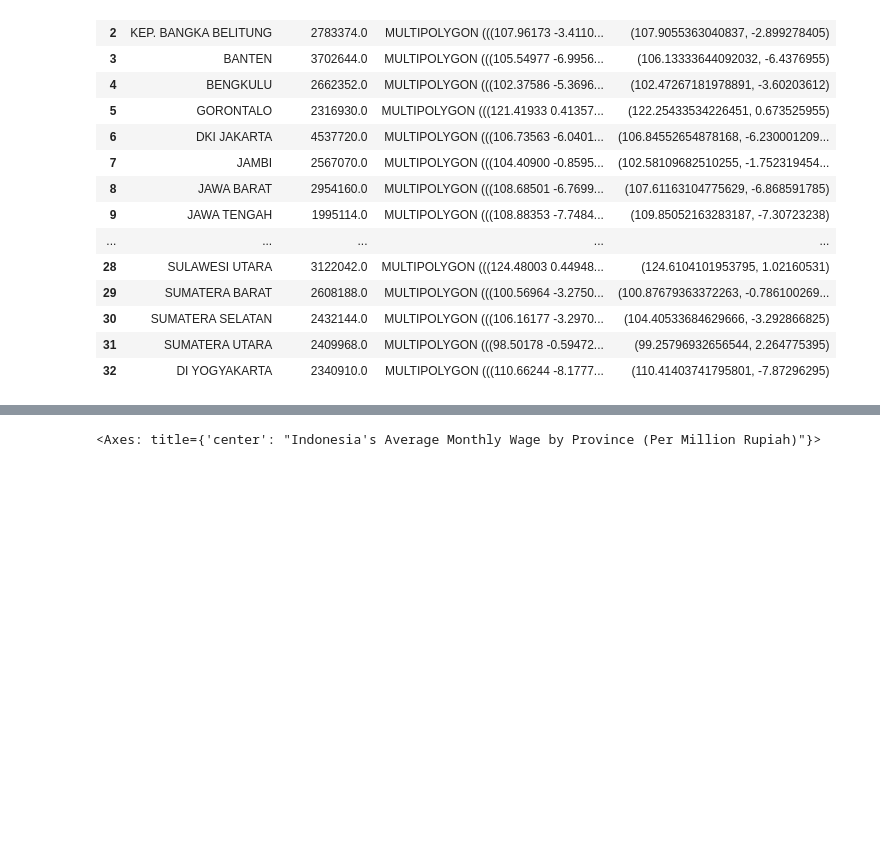
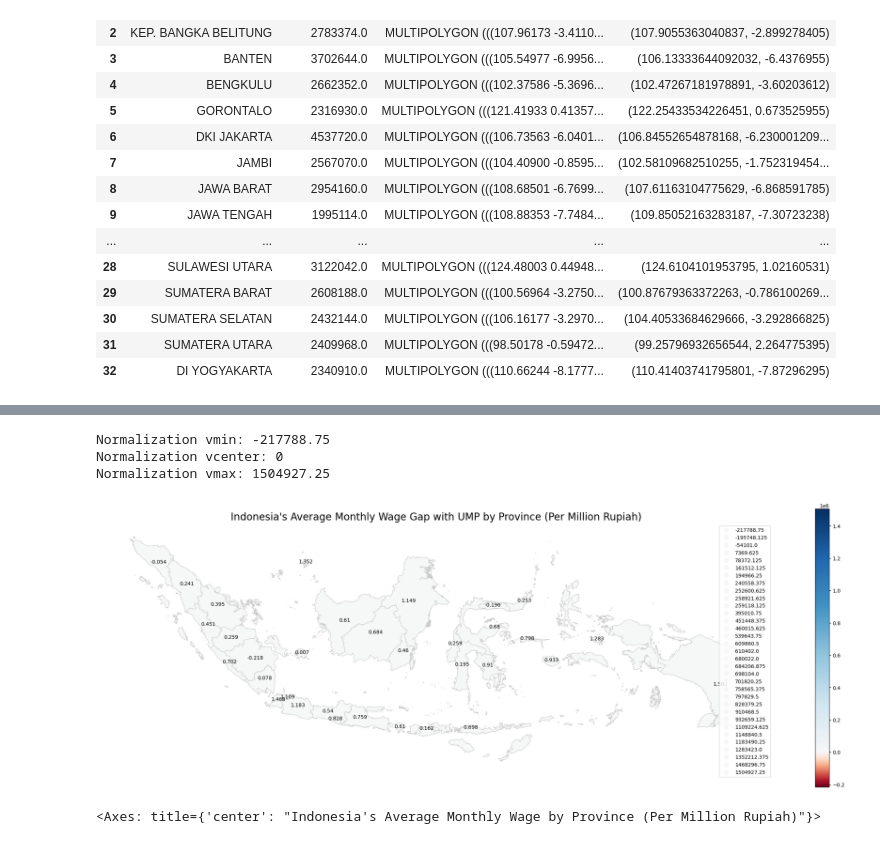
Before and after one commit to owencwijaya/tubes-01-visdat, a Jupyter notebook: dataset-kesejahteraan.ipynb, the cells around one changed output, grey strips where cells are left out. Saved outputs shown, nothing was run; the diff lists cells and outputs as text; code cells hidden in the pictures; blank space fills up the shorter version.

```diff
--- a/dataset-kesejahteraan.ipynb
+++ b/dataset-kesejahteraan.ipynb
@@ -512,3 +515,15 @@ upah_daerah_merged
 | 30 | SUMATERA SELATAN | 2432144.0 | MULTIPOLYGON (((106.16177 -3.2970... | (104.40533684629666, -3.292866825) |
 | 31 | SUMATERA UTARA | 2409968.0 | MULTIPOLYGON (((98.50178 -0.59472... | (99.25796932656544, 2.264775395) |
 | 32 | DI YOGYAKARTA | 2340910.0 | MULTIPOLYGON (((110.66244 -8.1777... | (110.41403741795801, -7.87296295) |
+# %%
+# choropleth map with gap upah ump
+
+from matplotlib.colors import TwoSlopeNorm
+
+
+upah_daerah_gap = upah_df.groupby(['provinsi'])['gap_upah_ump'].mean().round(0).reset_index()
+
+upah_daerah_merged_gap = pd.merge(df_geo, upah_daerah_gap, left_on = 'NAME_1', right_on = 'provinsi', how = 'left')[['provinsi', 'gap_upah_ump', 'geometry']]
+upah_daerah_merged_gap['coords'] = upah_daerah_merged_gap['geometry'].apply(lambda x: x.representative_point().coords[:])
+upah_daerah_merged_gap['coords'] = [coords[0] for coords in upah_daerah_merged_gap['coords']]
+upah_daerah_merged_gap
@@ -515,3 +548,46 @@ upah_daerah_merged
+# %%
+fig, ax = plt.subplots(figsize = (30, 10))
+
+column_name_gap = 'gap_upah_ump'
+
+value_min_gap = upah_daerah_merged_gap['gap_upah_ump'].min()
+value_max_gap = upah_daerah_merged_gap['gap_upah_ump'].max()
+
+ax.axis('off')
+
+title = 'Indonesia\'s Average Monthly Wage Gap with UMP by Province (Per Million Rupiah)'
+ax.set_title(title, fontdict = {'fontsize': '20'})
+
+for idx, row in upah_daerah_merged_gap.iterrows():
+    ann = str(round(row[column_name_gap] / 1e6, 3))
+    plt.annotate(text = ann, xy = row['coords'], horizontalalignment = 'center')
+
+norm = TwoSlopeNorm(vmin=value_min_gap, vcenter=0, vmax=value_max_gap)
+print("Normalization vmin:", norm.vmin)
+print("Normalization vcenter:", norm.vcenter)
+print("Normalization vmax:", norm.vmax)
+
+# set plot color hue
+upah_daerah_merged_gap.plot(column = column_name_gap,
+                            cmap = 'RdBu',
+                            linewidth = 0.8,
+                            ax = ax,
+                            edgecolor = '0.8',
+                            legend = True,
+                            norm = norm)
+
+# Get the colorbar object
+cb = plt.colorbar(ax.collections[0], ax=ax)
+
+# Set the y-scale of the colorbar to linear
+cb.ax.set_yscale('linear')
+
+plt.show()
+# %% [output]
+Normalization vmin: -217788.75
+Normalization vcenter: 0
+Normalization vmax: 1504927.25
+[figure, added]
 # %%
 fig, ax = plt.subplots(figsize = (30, 10))
 
```
Also changed, not shown: parts of 5 cells of this notebook.
